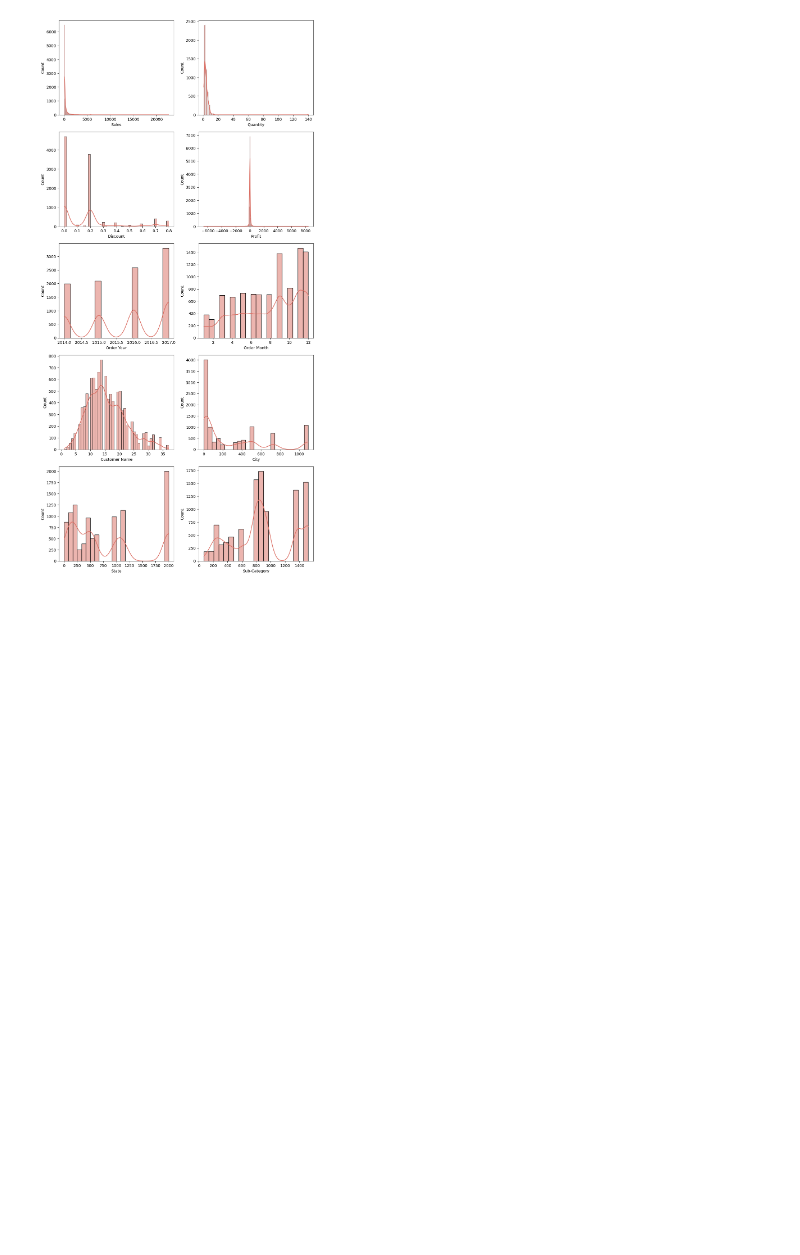
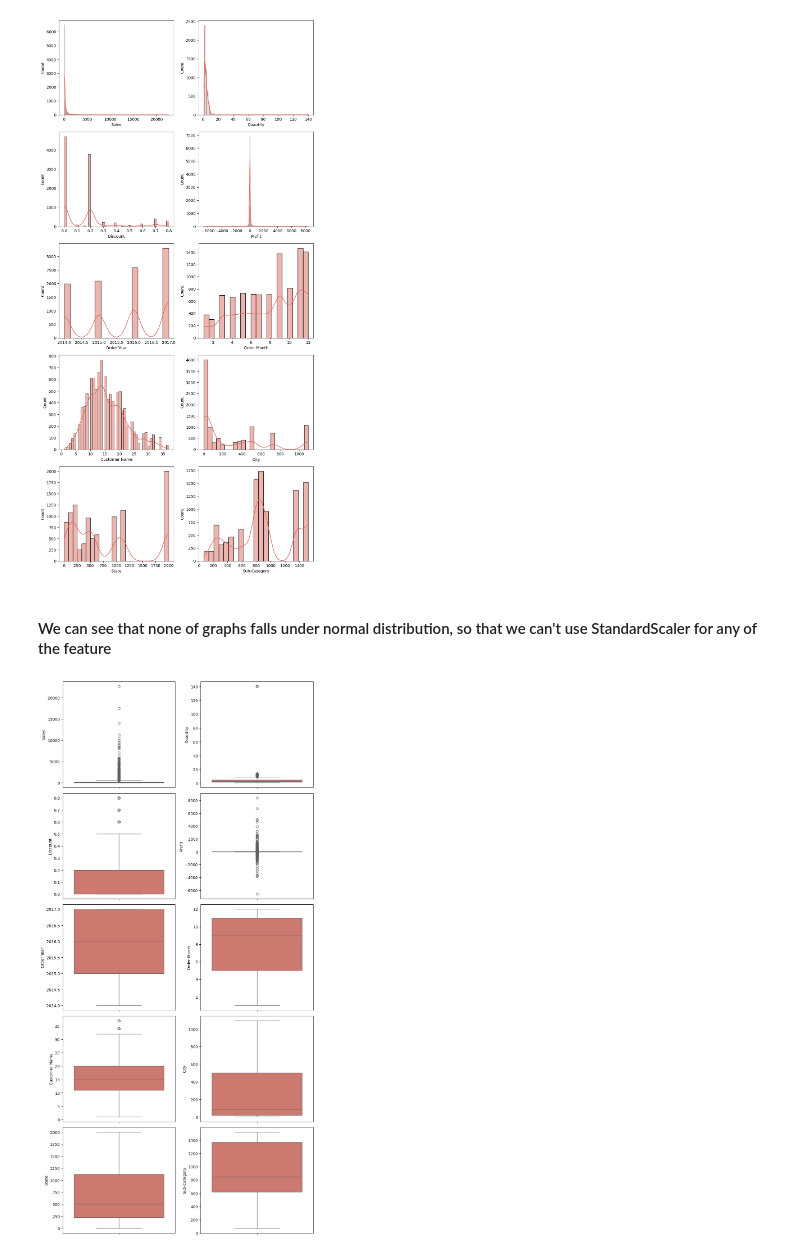
Before and after one commit to najafathima/SALES_PERFORMANCE_ANALYSIS, a Jupyter notebook: EDA_PROJECT.ipynb, the cells around one changed output. Saved outputs shown, nothing was run; the diff lists cells and outputs as text; code cells hidden in the pictures; blank space fills up the shorter version.

```diff
--- a/EDA_PROJECT.ipynb
+++ b/EDA_PROJECT.ipynb
@@ -521,3 +534,22 @@ plt.tight_layout()
 plt.show()
 # %% [output]
 [figure]
+# %% [markdown]
+#### We can see that none of graphs falls under normal distribution, so that we can't use StandardScaler for any of the feature
+# %%
+fig,axes=plt.subplots(5,2, figsize=(10,20))
+
+sns.boxplot(df['Sales'],ax=axes[0,0],color='#db6c61')
+sns.boxplot(df['Quantity'],ax=axes[0,1],color='#db6c61')
+sns.boxplot(df['Discount'],ax=axes[1,0],color='#db6c61')
+sns.boxplot(df['Profit'],ax=axes[1,1],color='#db6c61')
+sns.boxplot(df['Order Year'],ax=axes[2,0],color='#db6c61')
+sns.boxplot(df['Order Month'],ax=axes[2,1],color='#db6c61')
+sns.boxplot(df['Customer Name'],ax=axes[3,0],color='#db6c61')
+sns.boxplot(df['City'],ax=axes[3,1],color='#db6c61')
+sns.boxplot(df['State'],ax=axes[4,0],color='#db6c61')
+sns.boxplot(df['Sub-Category'],ax=axes[4,1],color='#db6c61')
+plt.tight_layout()
+plt.show()
+# %% [output]
+[figure, added]
```
Also changed, not shown: parts of 15 cells of this notebook.
